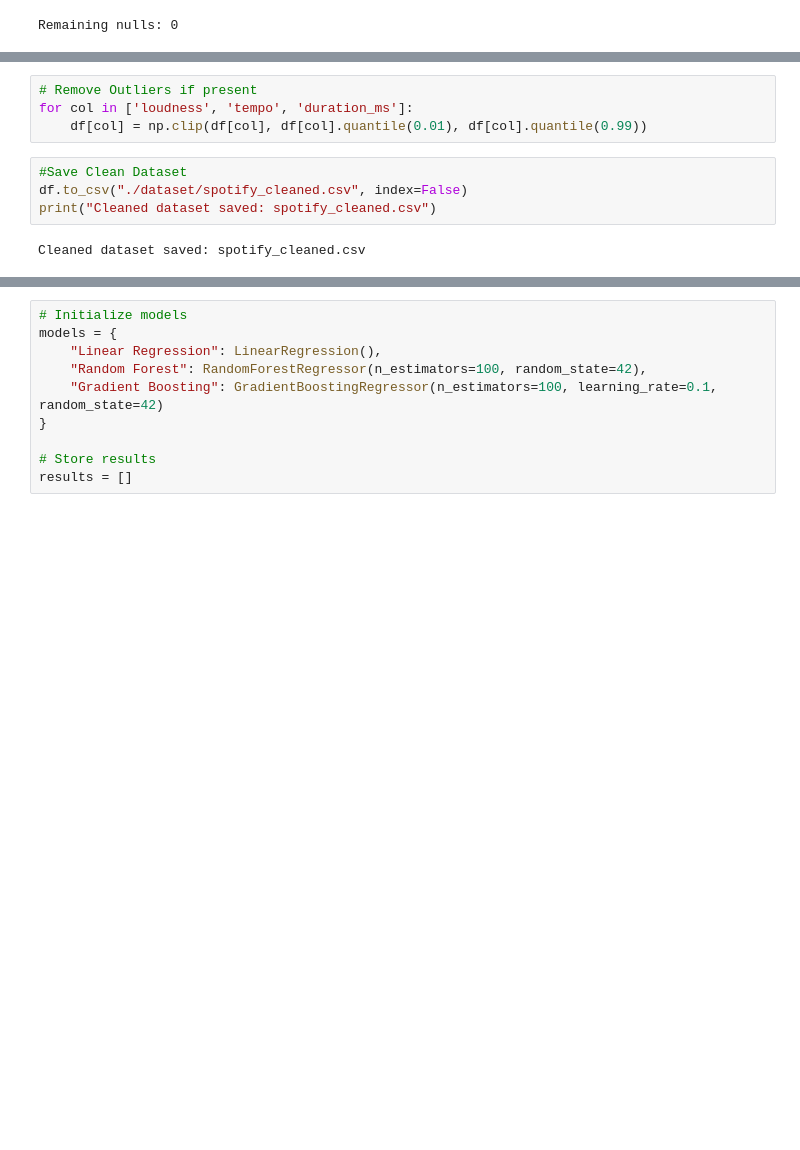
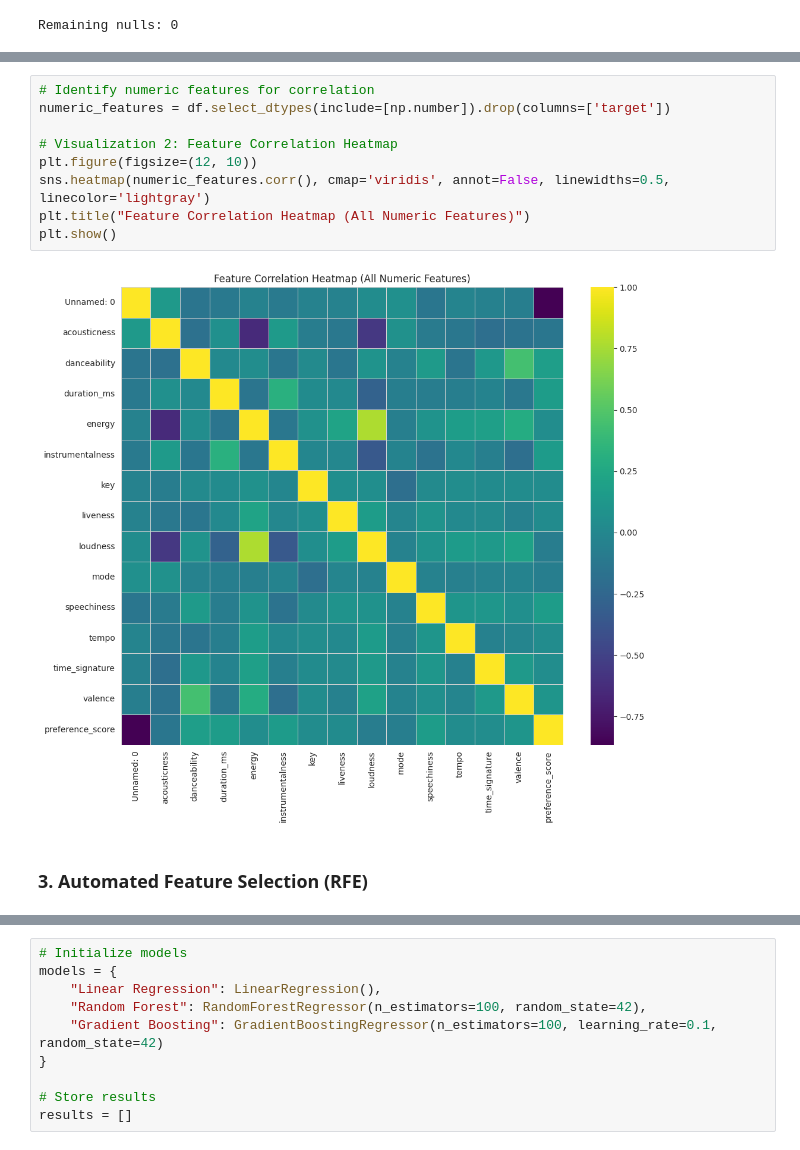
Before and after one commit to arunnats/Music-Taste-Predictor, a Jupyter notebook: Music_taste_predictor.ipynb, the cells around one changed output, grey strips where cells are left out. Saved outputs shown, nothing was run; the diff lists cells and outputs as text; blank space fills up the shorter version.

```diff
--- a/Music_taste_predictor.ipynb
+++ b/Music_taste_predictor.ipynb
@@ -93,11 +115,14 @@ plt.show()
 # %%
-# Remove Outliers if present
-for col in ['loudness', 'tempo', 'duration_ms']:
-    df[col] = np.clip(df[col], df[col].quantile(0.01), df[col].quantile(0.99))
+# Identify numeric features for correlation
+numeric_features = df.select_dtypes(include=[np.number]).drop(columns=['target'])
+
+# Visualization 2: Feature Correlation Heatmap
+plt.figure(figsize=(12, 10))
+sns.heatmap(numeric_features.corr(), cmap='viridis', annot=False, linewidths=0.5, linecolor='lightgray')
+plt.title("Feature Correlation Heatmap (All Numeric Features)")
+plt.show()
+# %% [output]
+[figure, added]
-# %%
-#Save Clean Dataset
-df.to_csv("./dataset/spotify_cleaned.csv", index=False)
-print("Cleaned dataset saved: spotify_cleaned.csv")
-# %% [output]
-Cleaned dataset saved: spotify_cleaned.csv
+# %% [markdown]
+### 3. Automated Feature Selection (RFE)
 # %%
```
Also changed, not shown: parts of 19 cells of this notebook.
